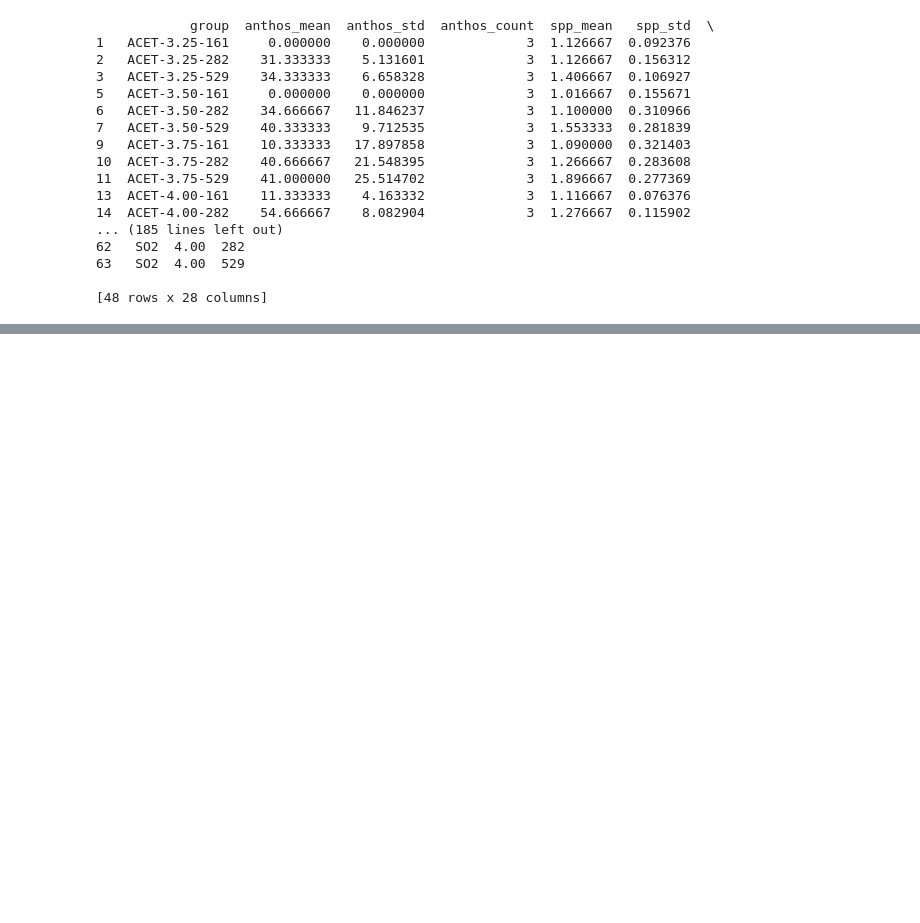
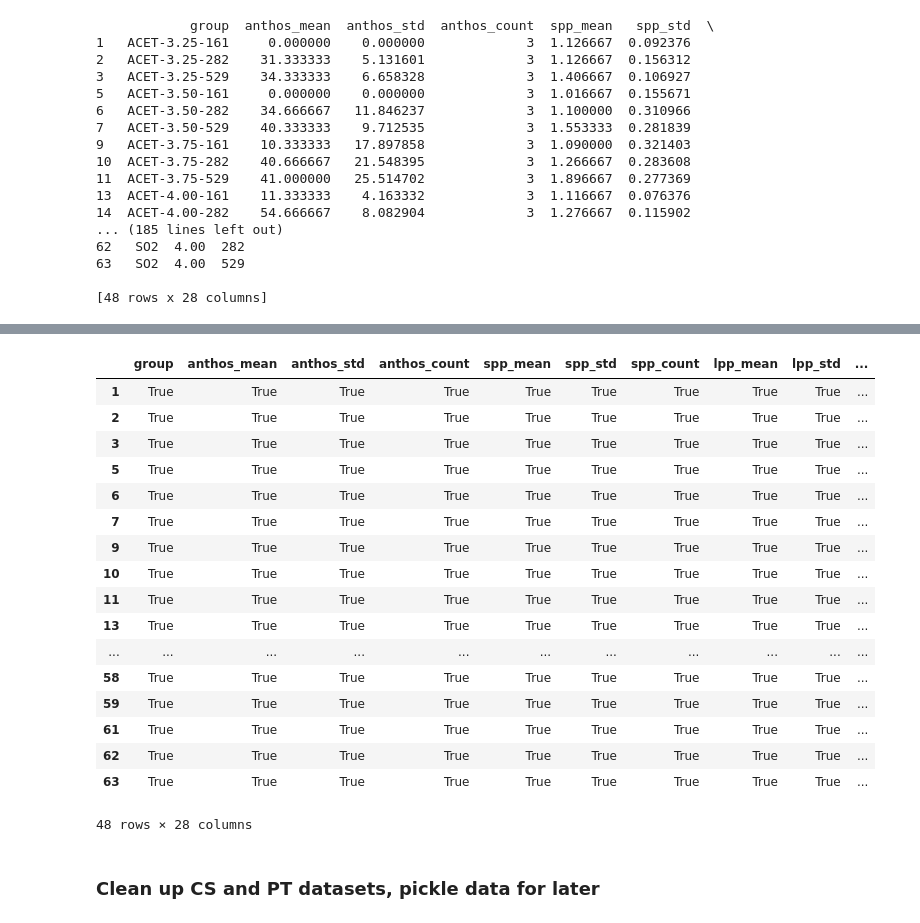
Before and after one commit to plashmore/tannin_project, a Jupyter notebook: 02-cleanup_plots/01-data_cleanup.ipynb, the cells around one changed output, grey strips where cells are left out. Cells and saved outputs as stored; diff of their text form; code cells hidden in the pictures; blank space fills up the shorter version.

Commit message:
finished cleanup notebook with pv data

```diff
--- a/02-cleanup_plots/01-data_cleanup.ipynb
+++ b/02-cleanup_plots/01-data_cleanup.ipynb
@@ -99,0 +111,41 @@ means.to_pickle("summary.pkl")
+# %%
+def cleanup(data):
+    #Create a new column of unique names so we can average them and find SE
+    data['group']=data['id'].astype('str') + '-' + data['dpt'].astype('str')
+
+    #Create new dataframe that summarizes entries in to means and std_error
+
+    #Identify columns to aggregate
+    cols=['anthos','spp','lpp','tannins','phenolics','non_tannin']
+
+    #Create new dataframe, aggregate columns with summary statistics 'mean', 'stdev', and 'counts'
+    means=pd.DataFrame()
+    means=data.groupby('group')[cols].agg(['mean','std','count']).reset_index()
+
+    #Get rid of the multi-level indexing
+    means.columns=['_'.join(col).strip() for col in means.columns.values]
+
+    #Add standard error columns
+    for col in cols:
+        means[f'{col}_SE']=means[f'{col}_std']/np.sqrt(means[f'{col}_count'])
+
+    #Get rid of underscore in 'group' column
+    means=means.rename(columns={'group_':'group'})
+
+    #split the groups back up in to treatment, ph, and days post-treatment
+    means[['trt','ph','dpt']]=means['group'].str.split('-', expand=True)
+
+    #Make sure pH's are numerical values and not strings
+    means['ph']=pd.to_numeric(means['ph'])
+
+    return(means)
+# %%
+#Read CS data again, with unique name
+cs_data=pd.read_csv("../01-input_data/tannin_data-cs.csv")
+# %%
+#Process using new function
+cs_summ=pd.DataFrame()
+cs_summ=cleanup(cs_data)
+# %%
+#Drop DPT = 0 datapoints
+cs_summ=cs_summ[cs_summ['dpt'] != '0']
@@ -99,0 +163,21 @@ means.to_pickle("summary.pkl")
+# %%
+cs_summ==means
+# %% [output]
+|  | group | anthos_mean | anthos_std | anthos_count | spp_mean | spp_std | spp_count | lpp_mean | lpp_std | ... |
+| 1 | True | True | True | True | True | True | True | True | True | ... |
+| 2 | True | True | True | True | True | True | True | True | True | ... |
+| 3 | True | True | True | True | True | True | True | True | True | ... |
+| 5 | True | True | True | True | True | True | True | True | True | ... |
+| 6 | True | True | True | True | True | True | True | True | True | ... |
+| 7 | True | True | True | True | True | True | True | True | True | ... |
+| 9 | True | True | True | True | True | True | True | True | True | ... |
+| 10 | True | True | True | True | True | True | True | True | True | ... |
+| 11 | True | True | True | True | True | True | True | True | True | ... |
+| 13 | True | True | True | True | True | True | True | True | True | ... |
+| ... | ... | ... | ... | ... | ... | ... | ... | ... | ... | ... |
+| 58 | True | True | True | True | True | True | True | True | True | ... |
+| 59 | True | True | True | True | True | True | True | True | True | ... |
+| 61 | True | True | True | True | True | True | True | True | True | ... |
+| 62 | True | True | True | True | True | True | True | True | True | ... |
+| 63 | True | True | True | True | True | True | True | True | True | ... |
+48 rows × 28 columns
@@ -99,0 +186,2 @@ means.to_pickle("summary.pkl")
+# %% [markdown]
+### Clean up CS and PT datasets, pickle data for later
```
Also changed, not shown: parts of 13 cells of this notebook, 2 other files.
